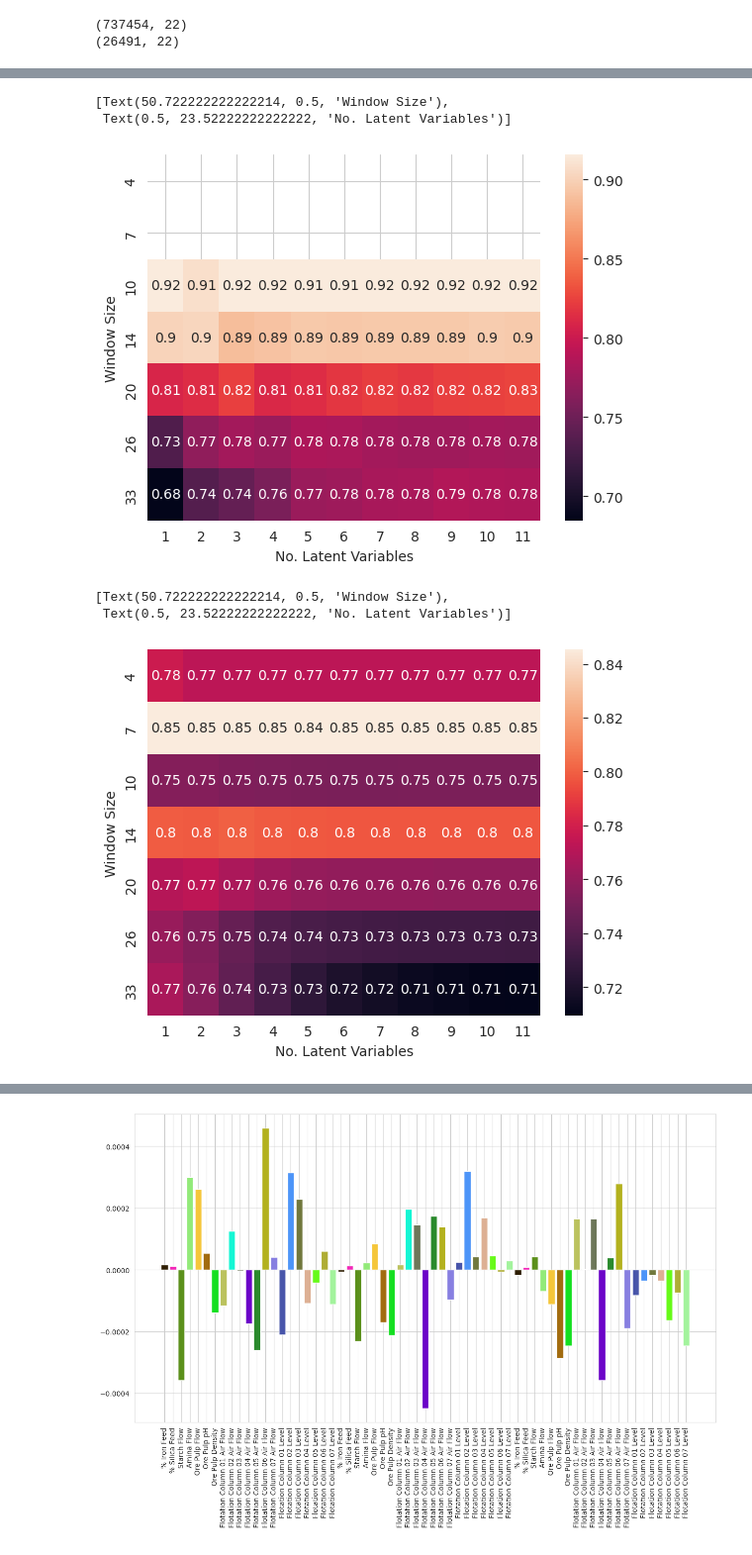
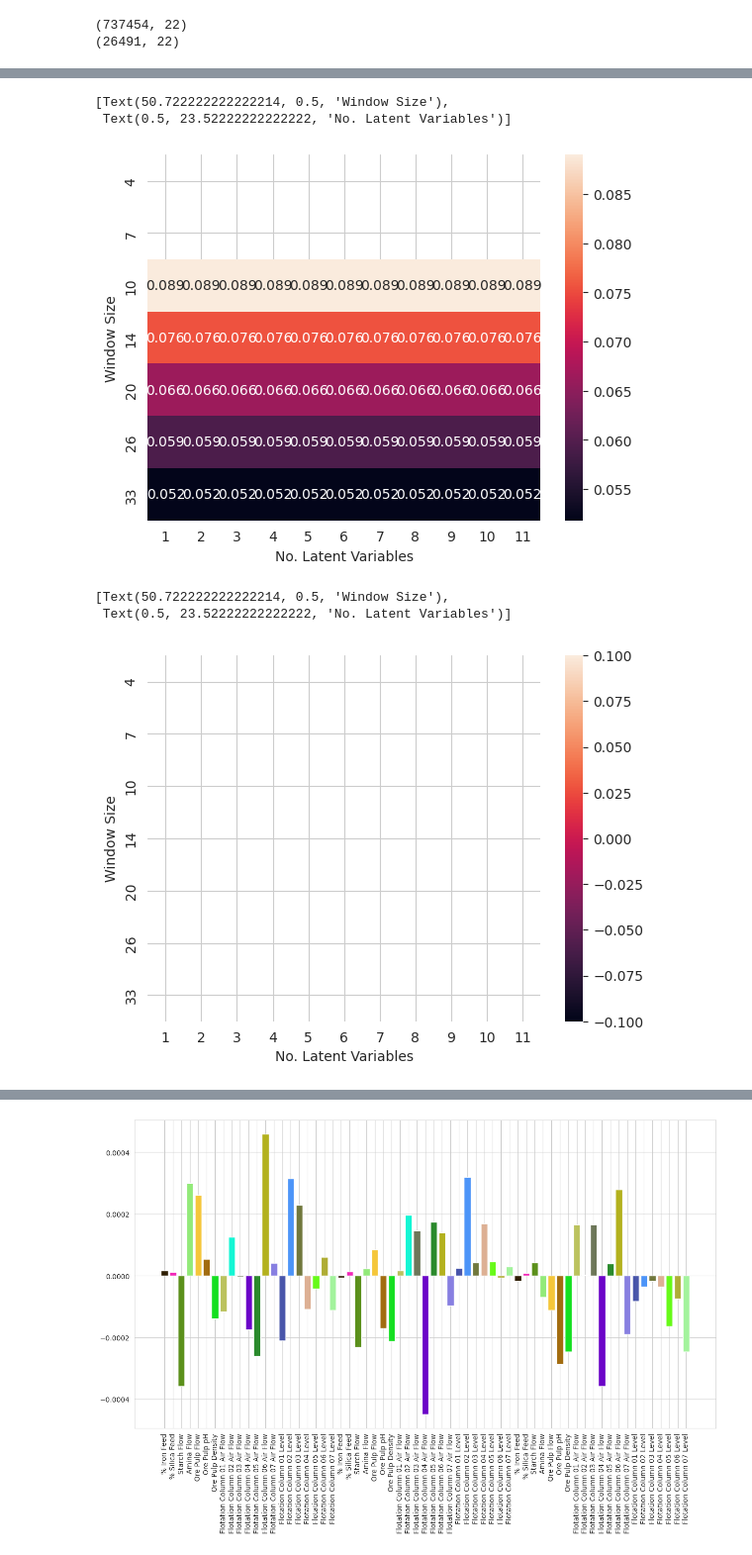
Before and after one commit to aminuldidar/ADAML-Project-Work, a Jupyter notebook: modeling.ipynb, the cells around one changed output, grey strips where cells are left out. Shown at 99% size. Drawn from its saved outputs; the diff is of its cells as text; code cells hidden in the pictures.

Commit message:
Interpolation replaced by the window averaging

```diff
--- a/modeling.ipynb
+++ b/modeling.ipynb
@@ -104,6 +105,9 @@ windows = [4, 7, 10, 14, 20, 26, 33]
 (737454, 22)
 (26491, 22)
 # %%
+def average_window(column):
+    return np.zeros(column.shape) + np.average(column, axis=0)
+
 # Find best window_size and num_of_components
 for window_size in progressbar.progressbar(windows):  # [10, 20, 30, ...]
         # Division of data into training, validation and test sets for the normal functioning times:
@@ -141,17 +145,39 @@ for window_size in progressbar.progressbar(windows):  # [10, 20, 30, ...]
 
                 # Test set
                 test_X_lag1 = df_array[row_number:test_y_end-1,:-1]
+                test_X_lag1[:, 0] = average_window(test_X_lag1[:, 0])
+                test_X_lag1[:, 1] = average_window(test_X_lag1[:, 1])
+
                 test_X_lag2 = df_array[row_number-1:test_y_end-2,:-1]
+                test_X_lag2[:, 0] = average_window(test_X_lag2[:, 0])
+                test_X_lag2[:, 1] = average_window(test_X_lag2[:, 1])
+
                 test_X_lag3 = df_array[row_number-2:test_y_end-3,:-1]
+                test_X_lag3[:, 0] = average_window(test_X_lag3[:, 0])
+                test_X_lag3[:, 1] = average_window(test_X_lag3[:, 1])
+
                 test_X = np.hstack((test_X_lag1, test_X_lag2, test_X_lag3))
+
                 test_y = df_array[row_number+1:test_y_end,-1] - center_corr
+                test_y = average_window(test_y)
 
                 # Training set
                 training_X_lag1 = df_array[training_X_start:row_number,:-1]
+                training_X_lag1[:, 0] = average_window(training_X_lag1[:, 0])
+                training_X_lag1[:, 1] = average_window(training_X_lag1[:, 1])
+
                 training_X_lag2 = df_array[training_X_start-1:row_number-1,:-1]
+                training_X_lag2[:, 0] = average_window(training_X_lag2[:, 0])
+                training_X_lag2[:, 1] = average_window(training_X_lag2[:, 1])
+
                 training_X_lag3 = df_array[training_X_start-2:row_number-2,:-1]
+                training_X_lag3[:, 0] = average_window(training_X_lag3[:, 0])
+                training_X_lag3[:, 1] = average_window(training_X_lag3[:, 1])
+
                 training_X = np.hstack((training_X_lag1, training_X_lag2, training_X_lag3))
+
                 training_y = df_array[training_X_start+1:row_number+1,-1] - center_corr
+                training_y = average_window(training_y)
 
                 # TODO
                 # We should scale only X, correct?
@@ -207,8 +233,8 @@ for window_size in progressbar.progressbar(windows):  # [10, 20, 30, ...]
                 model.train_metrics[1].append(q2_score(train_win_y, test_win_y, y_test_pred))
                 model.train_metrics[2].append(r2_score(train_win_y, y_train_pred))
 
-                if model.test_metrics[0][-1] > 10:
-                    print(row_number, "\n", train_win_X, "\n", train_win_y, "\n", test_win_X, "\n", test_win_y)
+                # if model.test_metrics[0][-1] > 10:
+                #     print(row_number, "\n", train_win_X, "\n", train_win_y, "\n", test_win_X, "\n", test_win_y)
 
         models.extend(models_one_win_size)
 
@@ -274,29 +385,29 @@ from matplotlib.axes import Axes
 metrics = np.zeros((len(windows), max_comp_num - 1))
 for model in models:
     metric = np.array(model.test_metrics[2])
-    metrics[windows.index(model.window_size), model.num_components - 1] = np.mean(metric[metric > 0])
+    metrics[windows.index(model.window_size), model.num_components - 1] = np.mean(metric)
 
 ax = heatmap(metrics, annot=True, xticklabels=range(1, max_comp_num), yticklabels=windows)
 ax.set(ylabel="Window Size", xlabel="No. Latent Variables")
 # %% [output]
 [Text(50.722222222222214, 0.5, 'Window Size'),
  Text(0.5, 23.52222222222222, 'No. Latent Variables')]
-[figure, old version]
+[figure, new version]
 # %%
 metrics = np.zeros((len(windows), max_comp_num - 1))
 for model in models:
     metric = np.array(model.test_metrics[1])
-    metric = metric[~np.isnan(metric)]
-    metric = metric[metric >= 0.]
-    metric = metric[metric <= 1.]
+    # metric = metric[~np.isnan(metric)]
+    # metric = metric[metric >= 0.]
+    # metric = metric[metric <= 1.]
     metrics[windows.index(model.window_size), model.num_components - 1] = np.mean(metric)
 
 ax = heatmap(metrics, annot=True, xticklabels=range(1, max_comp_num), yticklabels=windows)
 ax.set(ylabel="Window Size", xlabel="No. Latent Variables")
 # %% [output]
 [Text(50.722222222222214, 0.5, 'Window Size'),
  Text(0.5, 23.52222222222222, 'No. Latent Variables')]
-[figure, old version]
+[figure, new version]
 # %%
 metrics = np.zeros((len(windows), max_comp_num - 1))
 
```
Also changed, not shown: parts of 7 cells of this notebook.
